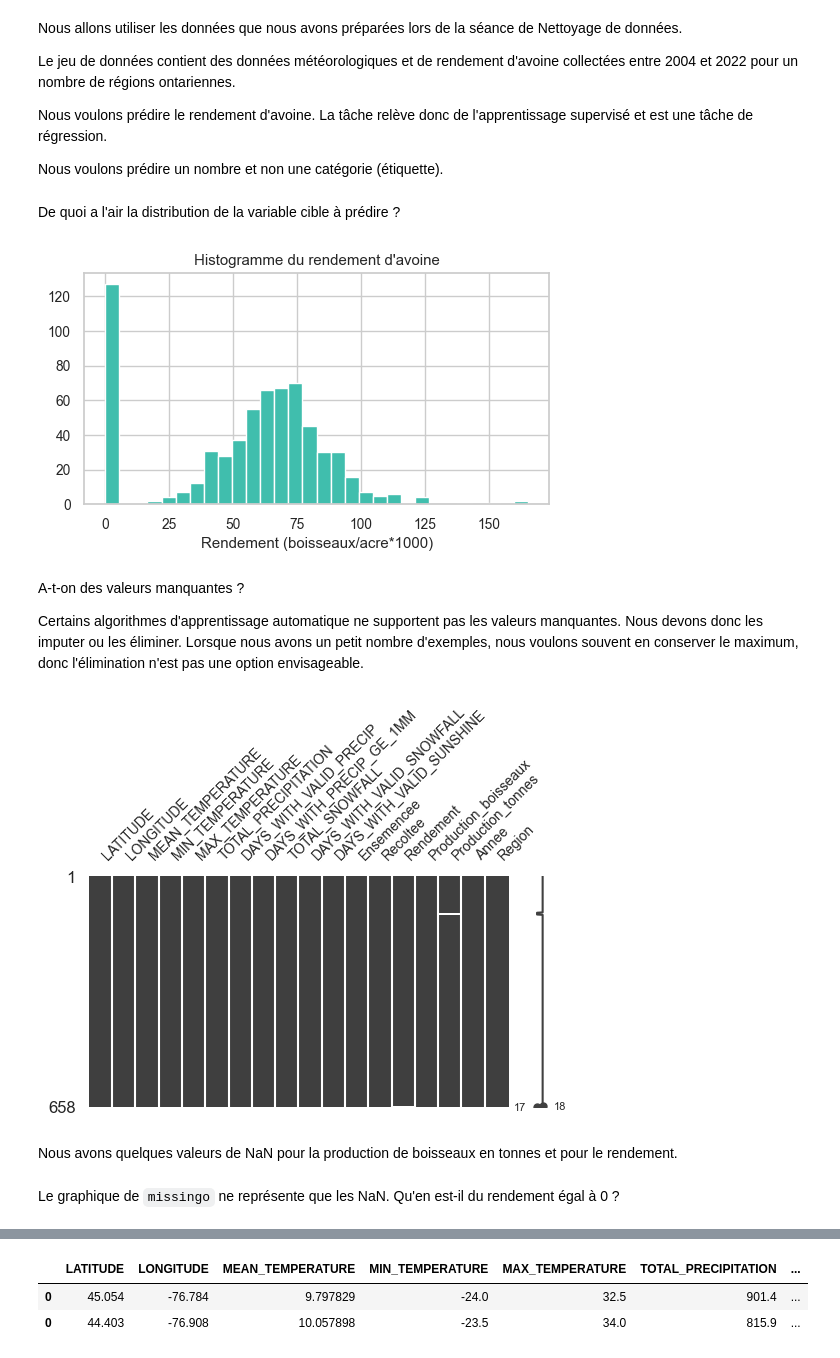
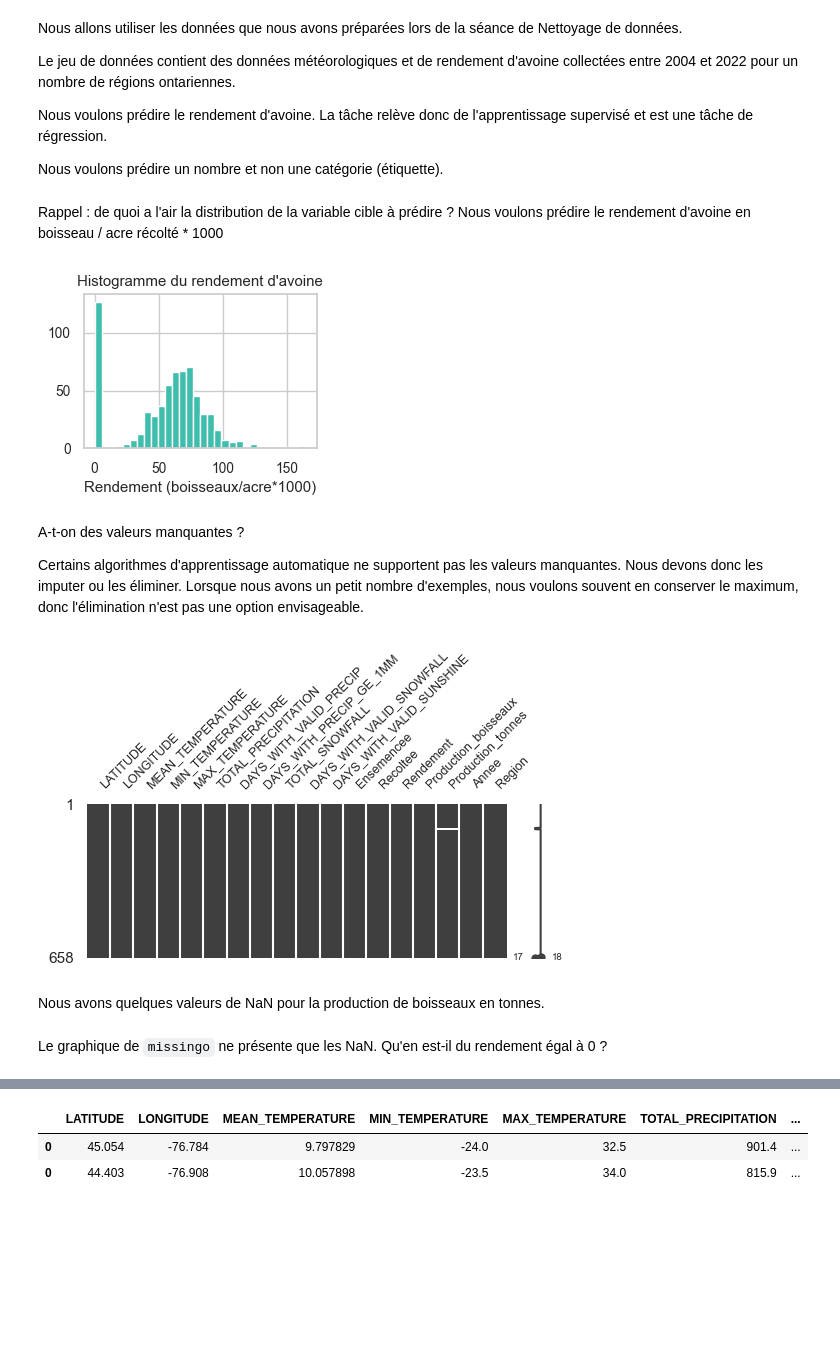
Before and after one commit to genevievebo/Continuum_Nettoyage_et_AI, a Jupyter notebook: notebooks/Intro_AA/4_Introduction_AA-Regression.ipynb, the cells around one changed output, grey strips where cells are left out. Cells and saved outputs as stored; diff of their text form; code cells hidden in the pictures; blank space fills up the shorter version.

```diff
--- a/notebooks/Intro_AA/4_Introduction_AA-Regression.ipynb
+++ b/notebooks/Intro_AA/4_Introduction_AA-Regression.ipynb
@@ -105,27 +104,27 @@ df = pd.read_csv(url, index_col=0)
 # %% [markdown]
-De quoi a l'air la distribution de la variable cible à prédire ?
+Rappel : de quoi a l'air la distribution de la variable cible à prédire ? Nous voulons prédire le rendement d'avoine en boisseau / acre récolté * 1000
 # %%
-_ = plt.figure(figsize=(6,3))
+_ = plt.figure(figsize=(3,2))
 df.Rendement.hist(bins=30, color=colors[0])
 plt.title("Histogramme du rendement d'avoine")
 plt.xlabel("Rendement (boisseaux/acre*1000)")
 plt.show()
 # %% [output]
-[figure, old version]
+[figure, new version]
 # %% [markdown]
 A-t-on des valeurs manquantes ?
 
 Certains algorithmes d'apprentissage automatique ne supportent pas les valeurs manquantes.  Nous devons donc les imputer ou les éliminer.  Lorsque nous avons un petit nombre d'exemples, nous voulons souvent en conserver le maximum, donc l'élimination n'est pas une option envisageable.
 # %%
 # Visualisons les valeurs manquantes
-missingno.matrix(df, figsize=(6,3), fontsize=10)
+missingno.matrix(df, figsize=(6,2), fontsize=9)
 plt.show()
 # %% [output]
-[figure, old version]
+[figure, new version]
 # %% [markdown]
-Nous avons quelques valeurs de NaN pour la production de boisseaux en tonnes et pour le rendement.
+Nous avons quelques valeurs de NaN pour la production de boisseaux en tonnes.
 # %% [markdown]
-Le graphique de `missingo` ne représente que les NaN.  Qu'en est-il du rendement égal à  0 ?
+Le graphique de `missingo` ne présente que les NaN.  Qu'en est-il du rendement égal à  0 ?
 # %%
 mx = df.copy()
 mx.loc[mx.Rendement==0, 'Rendement'] = np.nan
```
Also changed, not shown: parts of 103 cells of this notebook, 2 other files.
